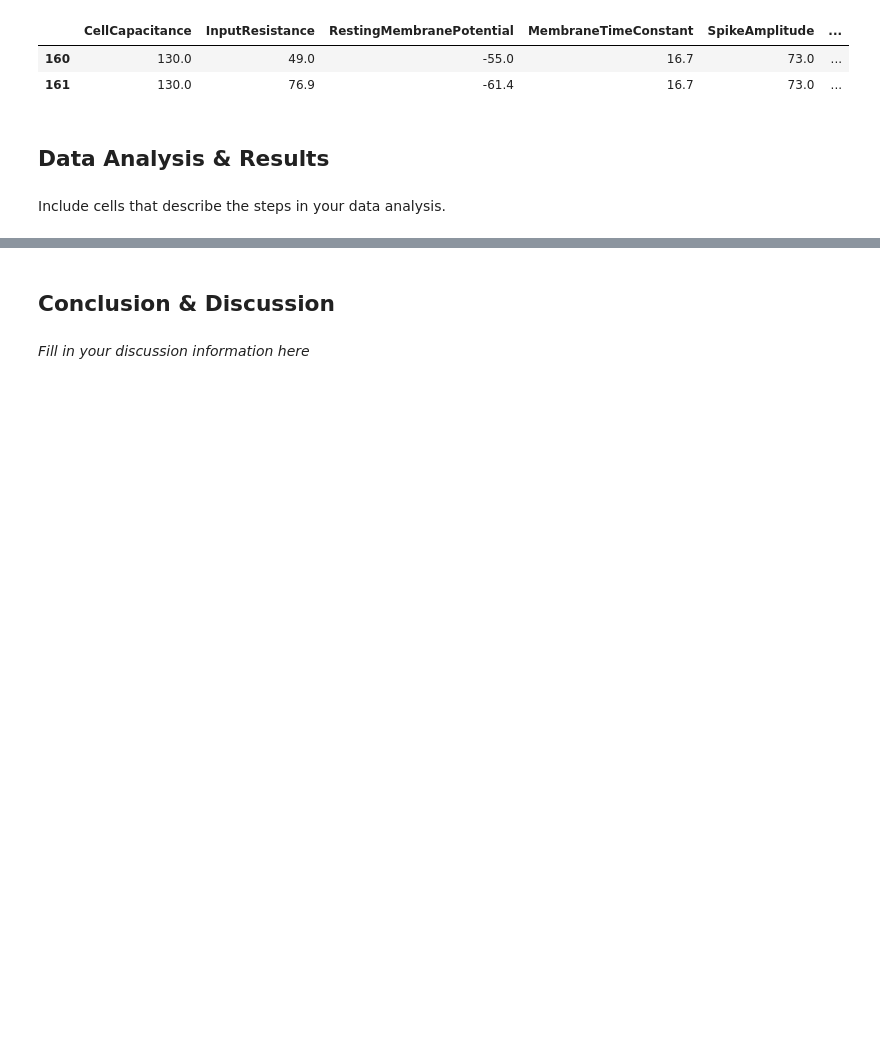
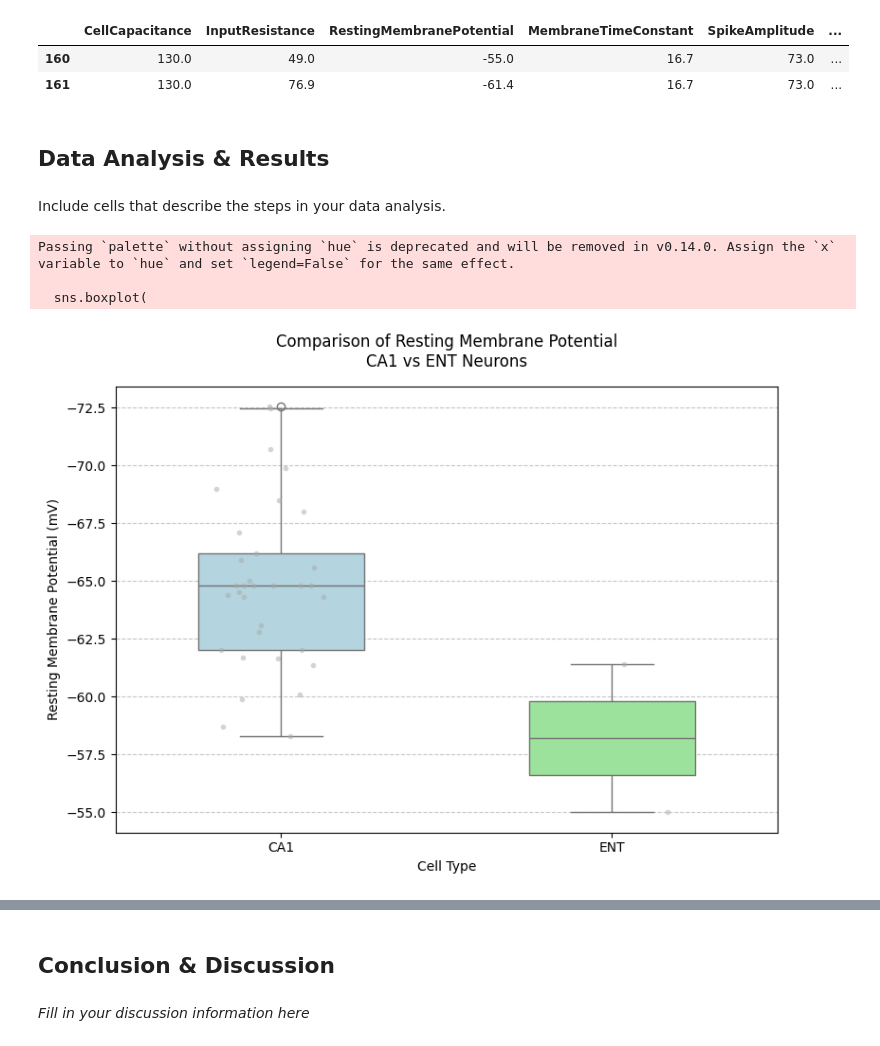
Before and after one commit to pbvijaya/BIPN162_Cell_Types, a Jupyter notebook: CellTypesProject_template.ipynb, the cells around one changed output, grey strips where cells are left out. Saved outputs shown, nothing was run; the diff lists cells and outputs as text; code cells hidden in the pictures; blank space fills up the shorter version.

```diff
--- a/CellTypesProject_template.ipynb
+++ b/CellTypesProject_template.ipynb
@@ -143,3 +152,66 @@ Include cells that describe the steps in your data analysis.
 # %%
 ## YOUR CODE HERE
 ## FEEL FREE TO ADD MULTIPLE CELLS PER SECTION
+# %%
+
+def plot_rmp_comparison(ca1_df, ent_df):
+    # Create dataframes with just the cell type and RMP
+    ca1_data = pd.DataFrame({
+        'Cell Type': 'CA1',
+        'Resting Membrane Potential (mV)': ca1_df['RestingMembranePotential']
+    })
+
+    ent_data = pd.DataFrame({
+        'Cell Type': 'ENT',
+        'Resting Membrane Potential (mV)': ent_df['RestingMembranePotential']
+    })
+
+    # Combine the dataframes
+    combined_data = pd.concat([ca1_data, ent_data])
+
+    # Create the figure and axis
+    fig, ax = plt.subplots(figsize=(8, 6))
+
+    # Create the box plot
+    sns.boxplot(
+        data=combined_data,
+        x='Cell Type',
+        y='Resting Membrane Potential (mV)',
+        width=0.5,
+        palette=['lightblue', 'lightgreen'],
+        ax=ax
+    )
+
+    # Add individual points
+    sns.stripplot(
+        data=combined_data,
+        x='Cell Type',
+        y='Resting Membrane Potential (mV)',
+        color='darkgray',
+        alpha=0.5,
+        jitter=0.2,
+        size=4,
+        ax=ax
+    )
+
+    # Customize the plot
+    ax.set_title('Comparison of Resting Membrane Potential\nCA1 vs ENT Neurons',
+              fontsize=12, pad=15)
+    ax.grid(True, axis='y', linestyle='--', alpha=0.7)
+
+    # Make sure y-axis is negative up
+    ax.invert_yaxis()
+
+    # Adjust layout
+    plt.tight_layout()
+
+    return fig
+
+# Create and display the plot
+fig = plot_rmp_comparison(CA1_ephys_df, ENT_ephys_df)
+plt.show()
+# %% [output]
+Passing `palette` without assigning `hue` is deprecated and will be removed in v0.14.0. Assign the `x` variable to `hue` and set `legend=False` for the same effect.
+
+  sns.boxplot(
+[figure, added]
```
Also changed, not shown: parts of 4 cells of this notebook.
